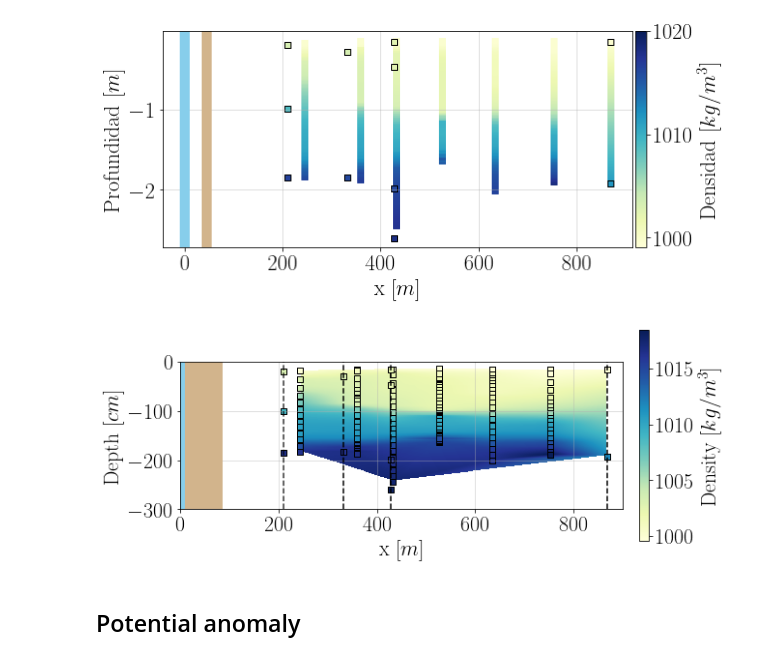
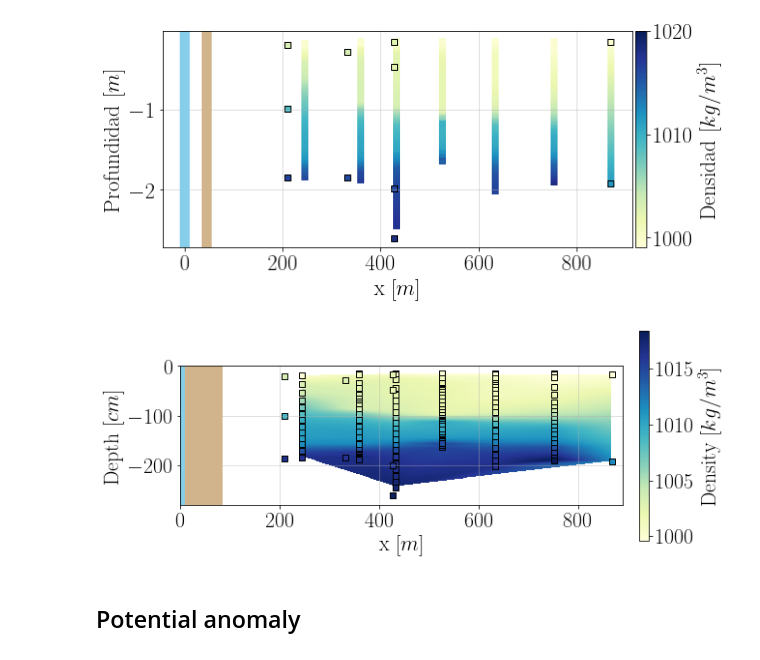
Before and after one commit to Dhannai/Thesis, a Jupyter notebook: febmar/Perfiles_RBR_densidad.ipynb, the cells around one changed output. Cells and saved outputs as stored; diff of their text form; code cells hidden in the pictures.

```diff
--- a/febmar/Perfiles_RBR_densidad.ipynb
+++ b/febmar/Perfiles_RBR_densidad.ipynb
@@ -1155,7 +1156,7 @@ for i in range(len(x)):
 #     for j in range(len(z_list[i])):
 #         S[i,j+100*i] = S_pre[i,j]
 
-grid_z, grid_x = np.mgrid[-3:0:300j, 0:900:900j]
+grid_z, grid_x = np.mgrid[-2.8:0:280j, 0:890:890j]
 
 points = np.concatenate((X, Z), axis=0)
 grid_z1 = griddata(np.transpose(points), S[0,:], (grid_x, grid_z), method='linear')
@@ -1177,38 +1178,38 @@ ax1.scatter([x_m2[1]] * len(prof_m[1]), -prof_m[1]['Depth'].values*100, c=prof_m
 ax1.scatter([x_m2[2]] * len(prof_m[2]), -prof_m[2]['Depth'].values*100, c=prof_m[2]['Density'], marker='s', cmap=cm.YlGnBu, vmin=umin, vmax=umax, edgecolors='k')
 ax1.scatter([x_m2[3]] * len(prof_m[3]), -prof_m[3]['Depth'].values*100, c=prof_m[3]['Density'], marker='s', cmap=cm.YlGnBu, vmin=umin, vmax=umax, edgecolors='k')
 
 
 img_ = ax1.imshow(np.transpose(grid_z1).T, origin='lower', cmap=cm.YlGnBu,
                          vmax=umax, vmin=umin,
                  extent =[grid_x.min(), grid_x.max(), grid_z.min()*100, grid_z.max()*100])
 
 cbar = fig.colorbar(img_, ax=ax1, pad=0.03)
 cbar.ax.tick_params(labelsize=22)
 
 ax1.set_ylabel(r"Depth "
           r"$\displaystyle[cm]$",
           fontsize=22)
 ax1.set_xlabel(r"x "
           r"$\displaystyle[m]$",
           fontsize=22)
-ax1.axvline(x=x_m2[0], c="k", ls="--", alpha=0.8)
-ax1.axvline(x=x_m2[1], c="k", ls="--")
-ax1.axvline(x=x_m2[2], c="k", ls="--")
-ax1.axvline(x=x_m2[3], c="k", ls="--")
+# ax1.axvline(x=x_m2[0], c="k", ls="--", alpha=0.8)
+# ax1.axvline(x=x_m2[1], c="k", ls="--")
+# ax1.axvline(x=x_m2[2], c="k", ls="--")
+# ax1.axvline(x=x_m2[3], c="k", ls="--")
 
 cbar.set_label("Density [$kg/m^3$]", loc='center',
           fontsize=22)
 
 # ax1.axvline(x=x_m2[0], c="k")
 
 ax1.axvline(x=x_bar, c="tan", lw=40)
 ax1.axvline(x=0, c="skyblue", lw=10)
 
 ax1.grid(alpha=0.5)
 ax1.xaxis.set_tick_params(labelsize=22)
 ax1.yaxis.set_tick_params(labelsize=22)
 # %% [output]
-[figure, old version]
+[figure, new version]
 # %%
 # #Ajustar limites colorbar
 # umin = 0
```
Also changed, not shown: parts of 1 cell of this notebook, 2 other files.
